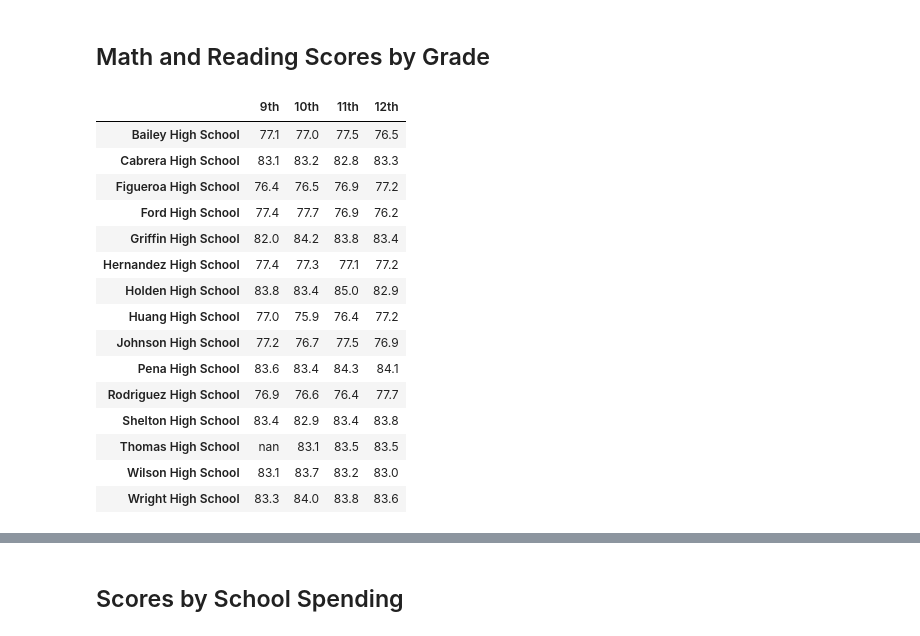
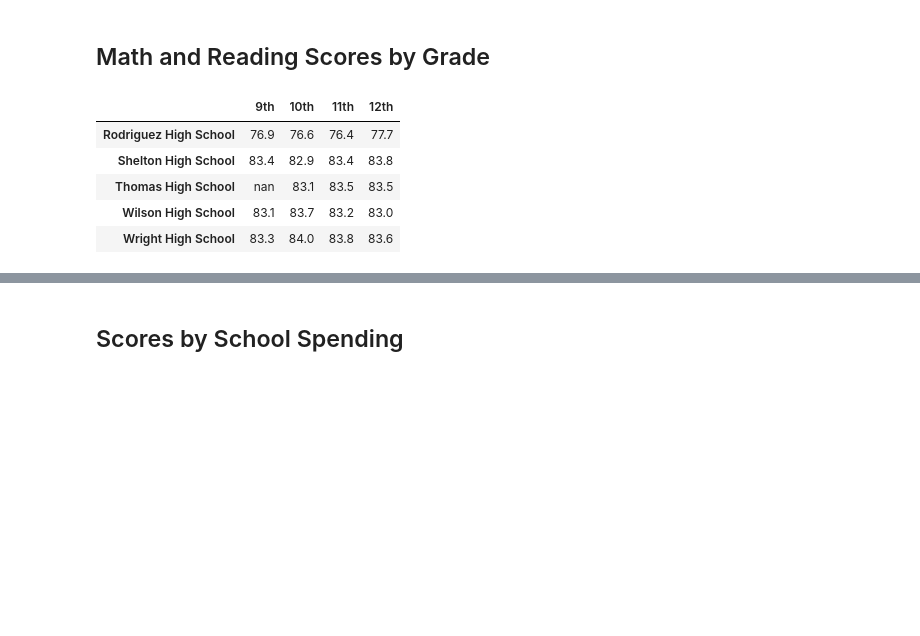
Before and after one commit to maddalisushmitha/School_District_Analysis, a Jupyter notebook: PyCitySchools_Challenge.ipynb, the cells around one changed output, grey strips where cells are left out. Drawn from its saved outputs; the diff is of its cells as text; code cells hidden in the pictures; blank space fills up the shorter version.

```diff
--- a/PyCitySchools_Challenge.ipynb
+++ b/PyCitySchools_Challenge.ipynb
@@ -335,21 +353,11 @@ math_scores_by_grade_new = math_scores_by_grade_new[
 # %%
 # Remove the index.
 math_scores_by_grade_new.index.name = None
 
 # Display the data frame
-math_scores_by_grade_new
+math_scores_by_grade_new.tail()
 # %% [output]
 |  | 9th | 10th | 11th | 12th |
-| Bailey High School | 77.1 | 77.0 | 77.5 | 76.5 |
-| Cabrera High School | 83.1 | 83.2 | 82.8 | 83.3 |
-| Figueroa High School | 76.4 | 76.5 | 76.9 | 77.2 |
-| Ford High School | 77.4 | 77.7 | 76.9 | 76.2 |
-| Griffin High School | 82.0 | 84.2 | 83.8 | 83.4 |
-| Hernandez High School | 77.4 | 77.3 | 77.1 | 77.2 |
-| Holden High School | 83.8 | 83.4 | 85.0 | 82.9 |
-| Huang High School | 77.0 | 75.9 | 76.4 | 77.2 |
-| Johnson High School | 77.2 | 76.7 | 77.5 | 76.9 |
-| Pena High School | 83.6 | 83.4 | 84.3 | 84.1 |
 | Rodriguez High School | 76.9 | 76.6 | 76.4 | 77.7 |
 | Shelton High School | 83.4 | 82.9 | 83.4 | 83.8 |
 | Thomas High School | nan | 83.1 | 83.5 | 83.5 |
```
Also changed, not shown: parts of 9 cells of this notebook.
